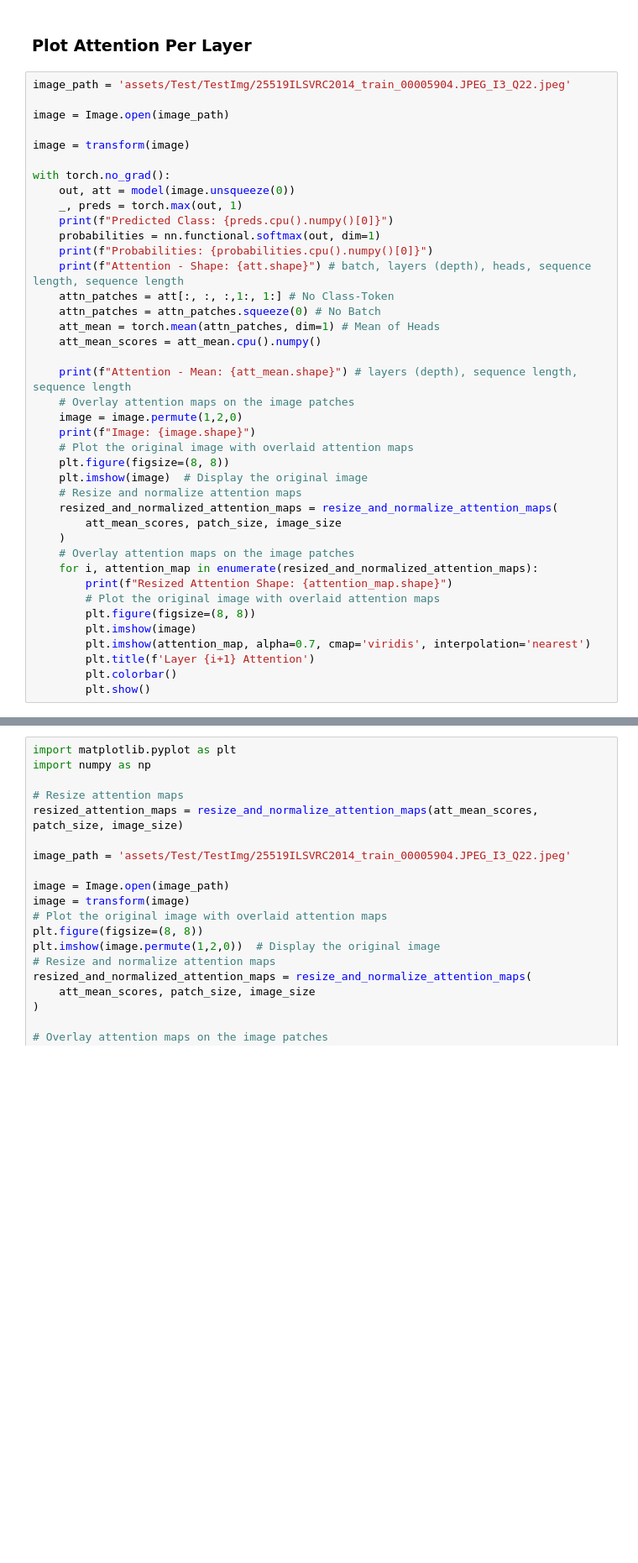
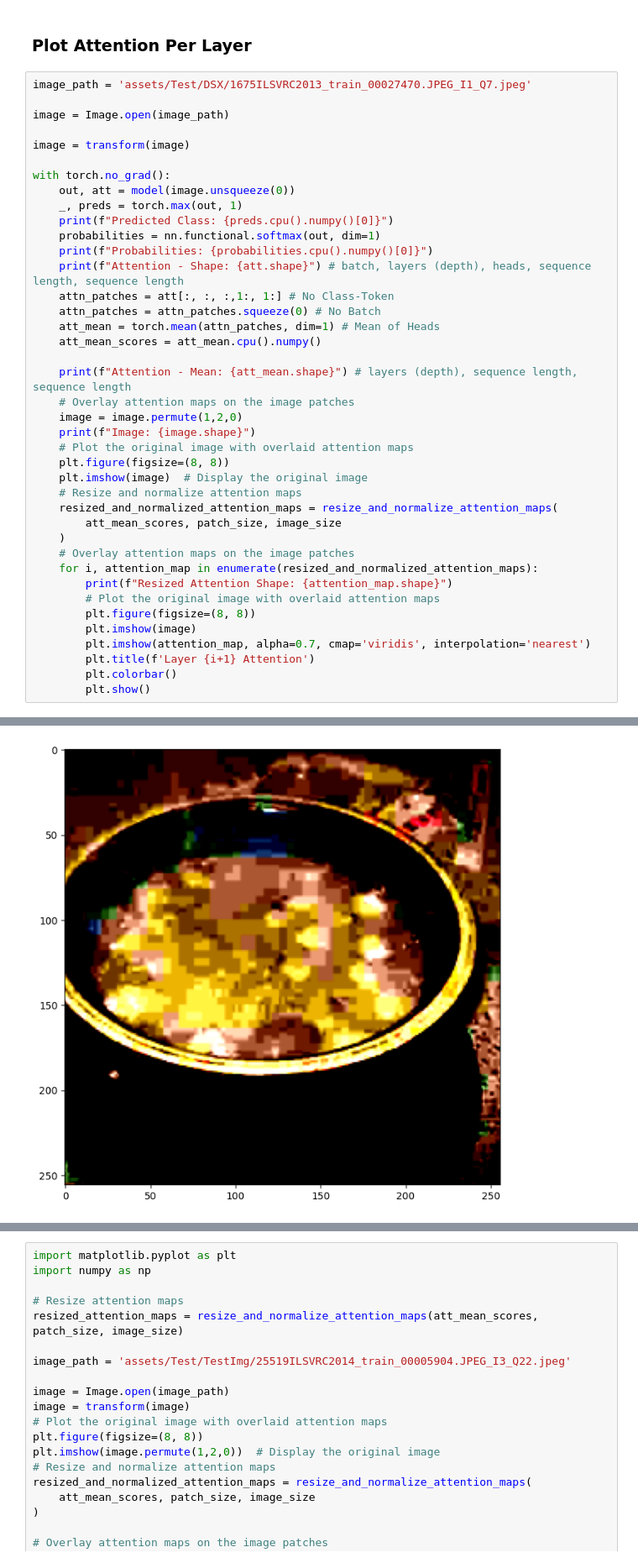
Before and after one commit to mgzzl/vision-transformer-for-image-quality-perception-of-individual-observers, a Jupyter notebook: ViT-IQA eval.ipynb, the cells around one changed output, grey strips where cells are left out. Shown at 84% size. Drawn from its saved outputs; the diff is of its cells as text; blank space fills up the shorter version.

```diff
--- a/ViT-IQA eval.ipynb
+++ b/ViT-IQA eval.ipynb
@@ -379,7 +481,7 @@ with torch.no_grad():
 # %% [markdown]
 ### Plot Attention Per Layer
 # %%
-image_path = 'assets/Test/TestImg/25519ILSVRC2014_train_00005904.JPEG_I3_Q22.jpeg'
+image_path = 'assets/Test/DSX/1675ILSVRC2013_train_00027470.JPEG_I1_Q7.jpeg'
 
 image = Image.open(image_path)
 
@@ -418,3 +520,4 @@ with torch.no_grad():
         plt.title(f'Layer {i+1} Attention')
         plt.colorbar()
         plt.show()
+# %% [output]
@@ -420,0 +532 @@ with torch.no_grad():
+[figure, added]
```
Also changed, not shown: parts of 13 cells of this notebook, 1 other file.
